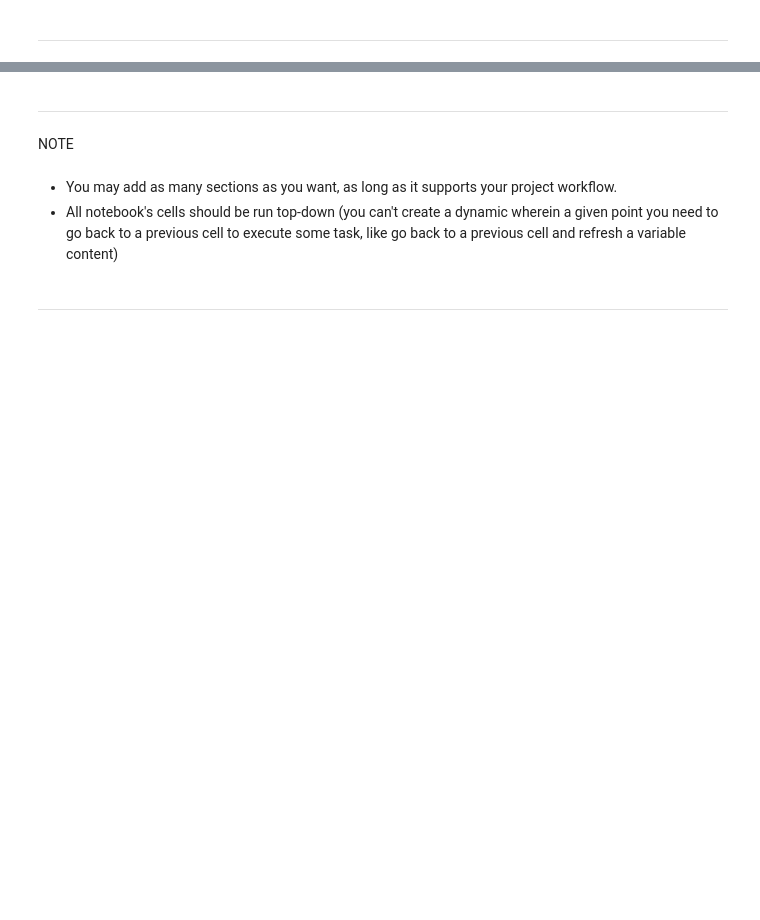
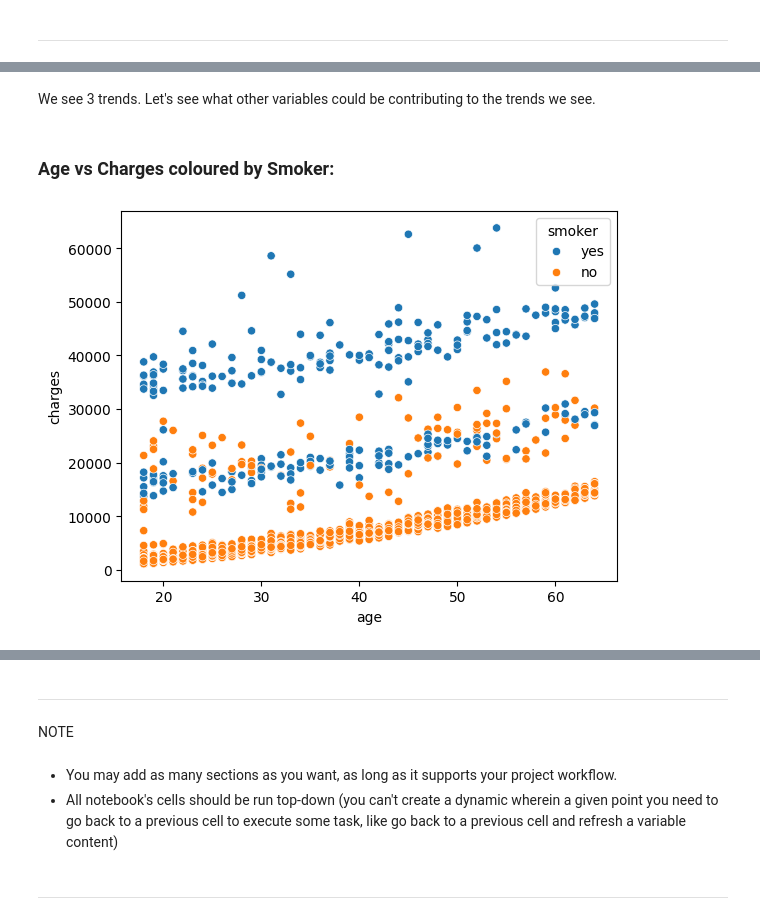
Before and after one commit to EHemraj/Health-Insurance-Analysis, a Jupyter notebook: jupyter_notebooks/Health_Insurance.ipynb, the cells around one changed output, grey strips where cells are left out. Drawn from its saved outputs; the diff is of its cells as text; code cells hidden in the pictures; blank space fills up the shorter version.

```diff
--- a/jupyter_notebooks/Health_Insurance.ipynb
+++ b/jupyter_notebooks/Health_Insurance.ipynb
@@ -214,0 +241,9 @@ Section 2 content
+# %% [markdown]
+We see 3 trends. Let's see what other variables could be contributing to the trends we see.
+# %% [markdown]
+### Age vs Charges coloured by Smoker:
+# %%
+sns.scatterplot(data=df_cleaned, x='age', y='charges', hue='smoker')
+plt.show()
+# %% [output]
+[figure, added]
```
Also changed, not shown: parts of 21 cells of this notebook.
